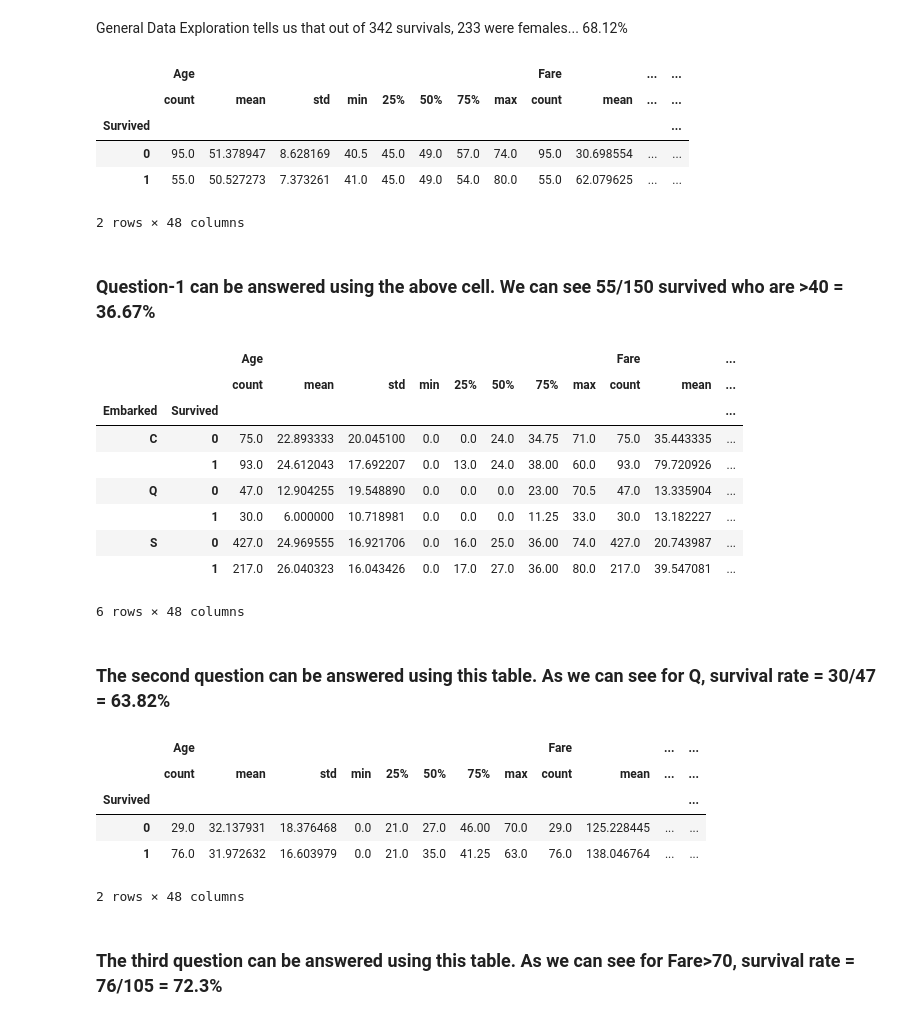
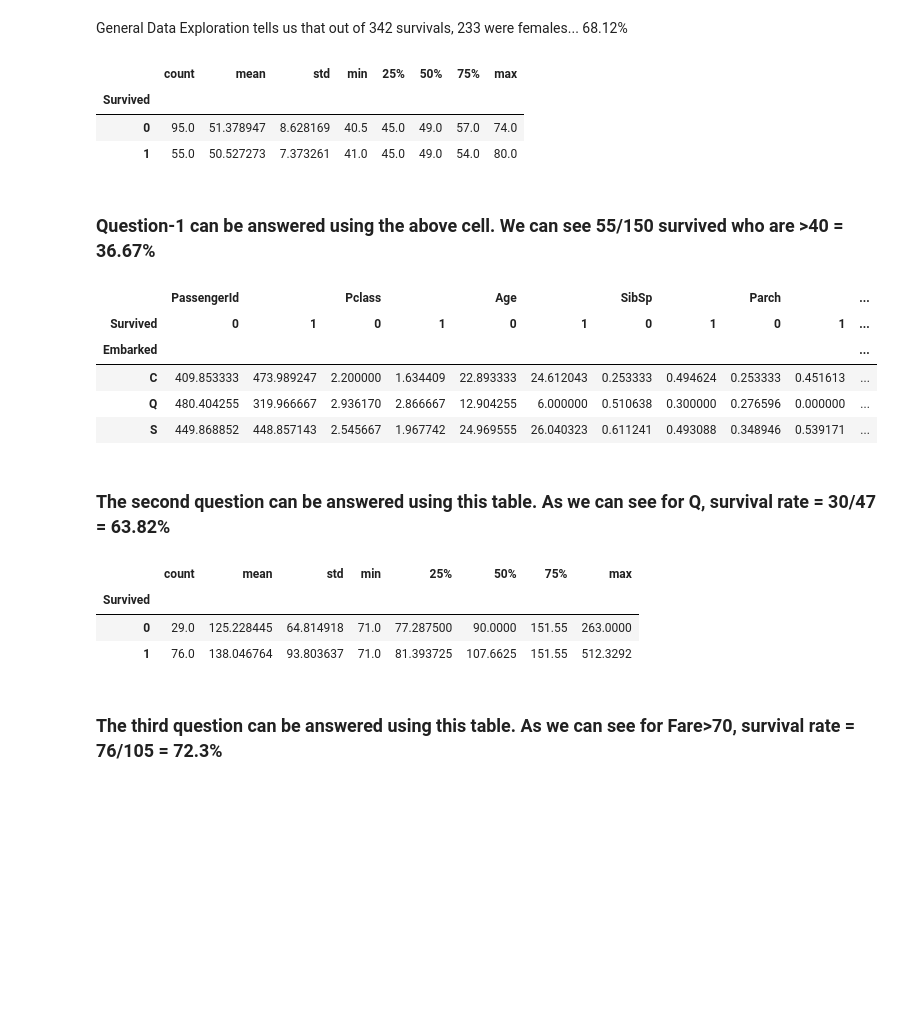
Before and after one commit to ravitejalvr/DAND-P1, a Jupyter notebook: DAND Project-1.ipynb, the cells around one changed output. Saved outputs shown, nothing was run; the diff lists cells and outputs as text; code cells hidden in the pictures; blank space fills up the shorter version.

```diff
--- a/DAND Project-1.ipynb
+++ b/DAND Project-1.ipynb
@@ -82,40 +83,32 @@ data.groupby('Survived')['Sex'].describe()
 # %% [markdown]
 General Data Exploration tells us that out of 342 survivals, 233 were females... 68.12%
 # %%
-data[data['Age']>40].groupby('Survived').describe()
+data[data['Age']>40].groupby('Survived')['Age'].describe()
 # %% [output]
-|  | Age |  |  |  |  |  |  |  | Fare |  | ... | ... |
-|  | count | mean | std | min | 25% | 50% | 75% | max | count | mean | ... | ... |
-| Survived |  |  |  |  |  |  |  |  |  |  |  | ... |
-| 0 | 95.0 | 51.378947 | 8.628169 | 40.5 | 45.0 | 49.0 | 57.0 | 74.0 | 95.0 | 30.698554 | ... | ... |
-| 1 | 55.0 | 50.527273 | 7.373261 | 41.0 | 45.0 | 49.0 | 54.0 | 80.0 | 55.0 | 62.079625 | ... | ... |
+|  | count | mean | std | min | 25% | 50% | 75% | max |
+| Survived |  |  |  |  |  |  |  |  |
+| 0 | 95.0 | 51.378947 | 8.628169 | 40.5 | 45.0 | 49.0 | 57.0 | 74.0 |
+| 1 | 55.0 | 50.527273 | 7.373261 | 41.0 | 45.0 | 49.0 | 54.0 | 80.0 |
-2 rows × 48 columns
 # %% [markdown]
 ### Question-1 can be answered using the above cell. We can see 55/150 survived who are >40 = 36.67%
 # %%
-data.groupby(by = ('Embarked','Survived')).describe()
+data.groupby(by = ('Embarked','Survived')).mean().unstack()
 # %% [output]
-|  |  | Age |  |  |  |  |  |  |  | Fare |  | ... |
-|  |  | count | mean | std | min | 25% | 50% | 75% | max | count | mean | ... |
-| Embarked | Survived |  |  |  |  |  |  |  |  |  |  | ... |
-| C | 0 | 75.0 | 22.893333 | 20.045100 | 0.0 | 0.0 | 24.0 | 34.75 | 71.0 | 75.0 | 35.443335 | ... |
-|  | 1 | 93.0 | 24.612043 | 17.692207 | 0.0 | 13.0 | 24.0 | 38.00 | 60.0 | 93.0 | 79.720926 | ... |
-| Q | 0 | 47.0 | 12.904255 | 19.548890 | 0.0 | 0.0 | 0.0 | 23.00 | 70.5 | 47.0 | 13.335904 | ... |
-|  | 1 | 30.0 | 6.000000 | 10.718981 | 0.0 | 0.0 | 0.0 | 11.25 | 33.0 | 30.0 | 13.182227 | ... |
-| S | 0 | 427.0 | 24.969555 | 16.921706 | 0.0 | 16.0 | 25.0 | 36.00 | 74.0 | 427.0 | 20.743987 | ... |
-|  | 1 | 217.0 | 26.040323 | 16.043426 | 0.0 | 17.0 | 27.0 | 36.00 | 80.0 | 217.0 | 39.547081 | ... |
+|  | PassengerId |  | Pclass |  | Age |  | SibSp |  | Parch |  | ... |
+| Survived | 0 | 1 | 0 | 1 | 0 | 1 | 0 | 1 | 0 | 1 | ... |
+| Embarked |  |  |  |  |  |  |  |  |  |  | ... |
+| C | 409.853333 | 473.989247 | 2.200000 | 1.634409 | 22.893333 | 24.612043 | 0.253333 | 0.494624 | 0.253333 | 0.451613 | ... |
+| Q | 480.404255 | 319.966667 | 2.936170 | 2.866667 | 12.904255 | 6.000000 | 0.510638 | 0.300000 | 0.276596 | 0.000000 | ... |
+| S | 449.868852 | 448.857143 | 2.545667 | 1.967742 | 24.969555 | 26.040323 | 0.611241 | 0.493088 | 0.348946 | 0.539171 | ... |
-6 rows × 48 columns
 # %% [markdown]
 ### The second question can be answered using this table. As we can see for Q, survival rate = 30/47 = 63.82%
 # %%
-data[data['Fare']>70].groupby('Survived').describe()
+data[data['Fare']>70].groupby('Survived')['Fare'].describe()
 # %% [output]
-|  | Age |  |  |  |  |  |  |  | Fare |  | ... | ... |
-|  | count | mean | std | min | 25% | 50% | 75% | max | count | mean | ... | ... |
-| Survived |  |  |  |  |  |  |  |  |  |  |  | ... |
-| 0 | 29.0 | 32.137931 | 18.376468 | 0.0 | 21.0 | 27.0 | 46.00 | 70.0 | 29.0 | 125.228445 | ... | ... |
-| 1 | 76.0 | 31.972632 | 16.603979 | 0.0 | 21.0 | 35.0 | 41.25 | 63.0 | 76.0 | 138.046764 | ... | ... |
+|  | count | mean | std | min | 25% | 50% | 75% | max |
+| Survived |  |  |  |  |  |  |  |  |
+| 0 | 29.0 | 125.228445 | 64.814918 | 71.0 | 77.287500 | 90.0000 | 151.55 | 263.0000 |
+| 1 | 76.0 | 138.046764 | 93.803637 | 71.0 | 81.393725 | 107.6625 | 151.55 | 512.3292 |
-2 rows × 48 columns
 # %% [markdown]
 ### The third question can be answered using this table. As we can see for Fare>70, survival rate = 76/105 = 72.3%
 # %% [markdown]
```
Also changed, not shown: parts of 7 cells of this notebook, 1 other file.
